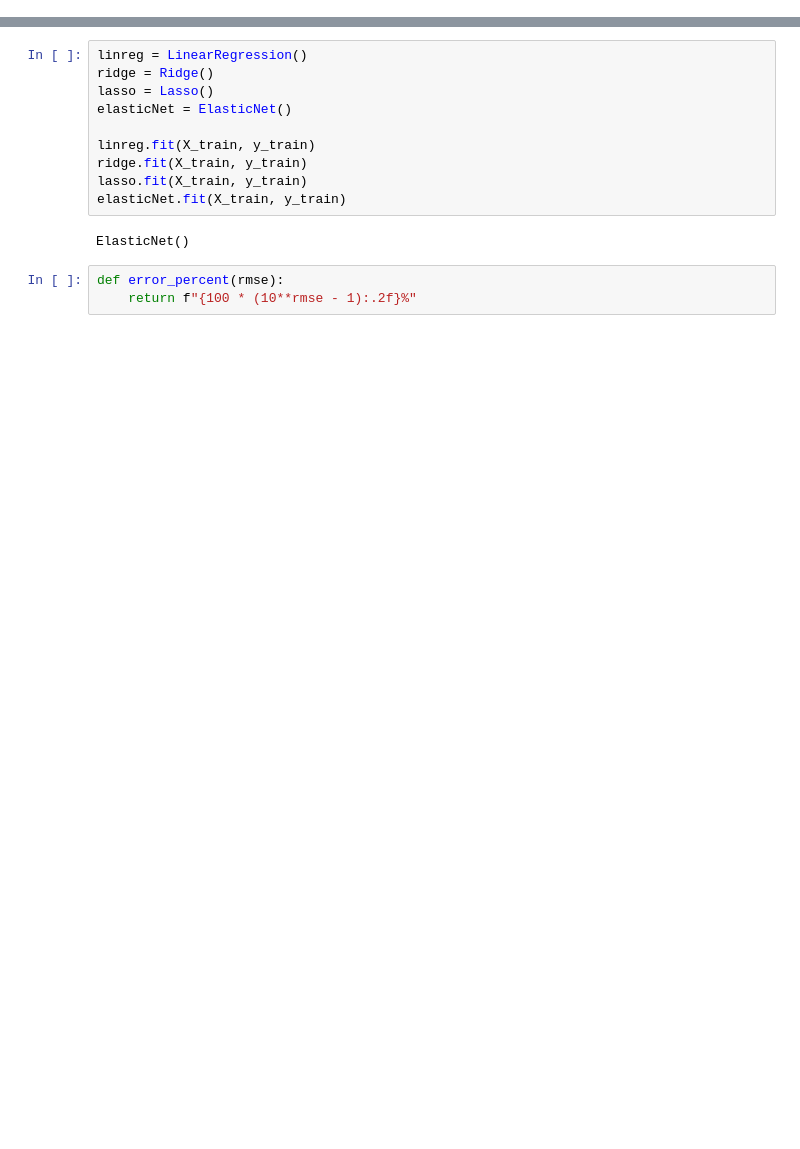
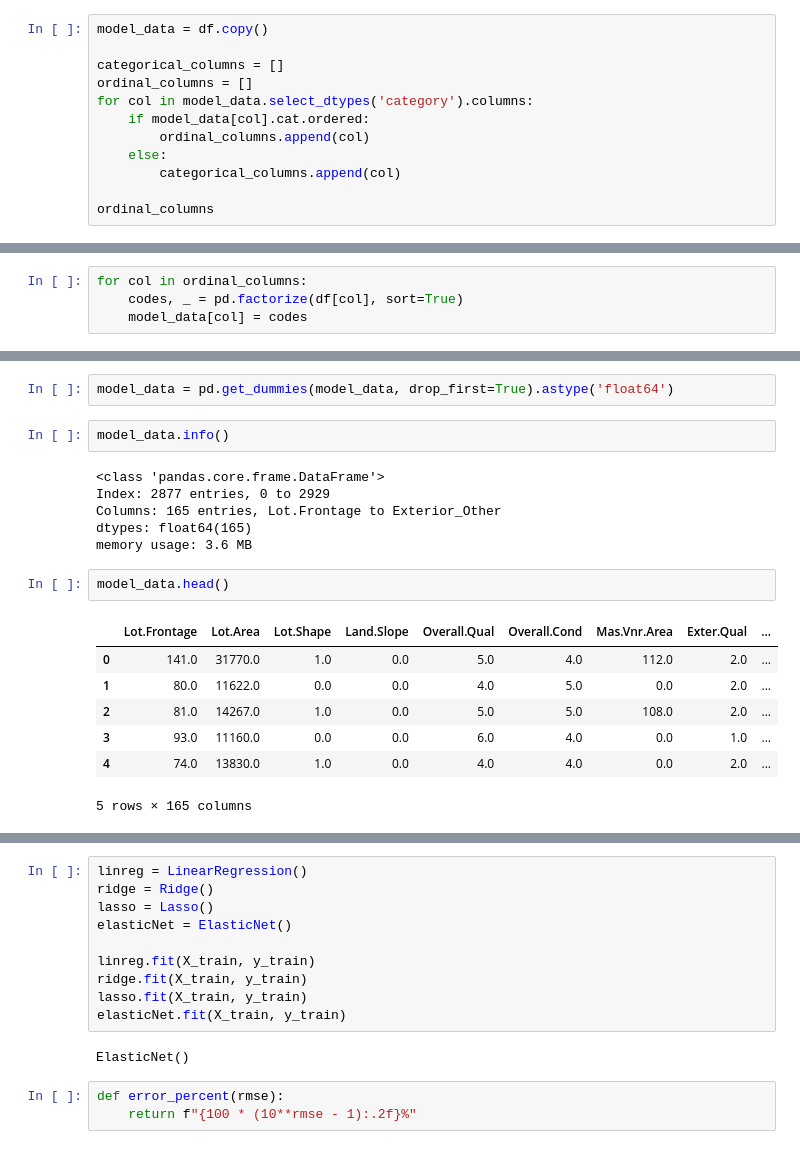
Before and after one commit to alessitomas/ames, a Jupyter notebook: project/main2.ipynb, the cells around one changed output, grey strips where cells are left out. Cells and saved outputs as stored; diff of their text form; blank space fills up the shorter version.

```diff
--- a/project/main2.ipynb
+++ b/project/main2.ipynb
@@ -31,0 +49,12 @@ df.head()
+# %%
+model_data = df.copy()
+
+categorical_columns = []
+ordinal_columns = []
+for col in model_data.select_dtypes('category').columns:
+    if model_data[col].cat.ordered:
+        ordinal_columns.append(col)
+    else:
+        categorical_columns.append(col)
+
+ordinal_columns
@@ -31,0 +94,4 @@ df.head()
+# %%
+for col in ordinal_columns:
+    codes, _ = pd.factorize(df[col], sort=True)
+    model_data[col] = codes
@@ -31,0 +120,20 @@ df.head()
+# %%
+model_data = pd.get_dummies(model_data, drop_first=True).astype('float64')
+# %%
+model_data.info()
+# %% [output]
+<class 'pandas.core.frame.DataFrame'>
+Index: 2877 entries, 0 to 2929
+Columns: 165 entries, Lot.Frontage to Exterior_Other
+dtypes: float64(165)
+memory usage: 3.6 MB
+# %%
+model_data.head()
+# %% [output]
+|  | Lot.Frontage | Lot.Area | Lot.Shape | Land.Slope | Overall.Qual | Overall.Cond | Mas.Vnr.Area | Exter.Qual | ... |
+| 0 | 141.0 | 31770.0 | 1.0 | 0.0 | 5.0 | 4.0 | 112.0 | 2.0 | ... |
+| 1 | 80.0 | 11622.0 | 0.0 | 0.0 | 4.0 | 5.0 | 0.0 | 2.0 | ... |
+| 2 | 81.0 | 14267.0 | 1.0 | 0.0 | 5.0 | 5.0 | 108.0 | 2.0 | ... |
+| 3 | 93.0 | 11160.0 | 0.0 | 0.0 | 6.0 | 4.0 | 0.0 | 1.0 | ... |
+| 4 | 74.0 | 13830.0 | 1.0 | 0.0 | 4.0 | 4.0 | 0.0 | 2.0 | ... |
+5 rows × 165 columns
```
Also changed, not shown: parts of 20 cells of this notebook, 1 other file.
